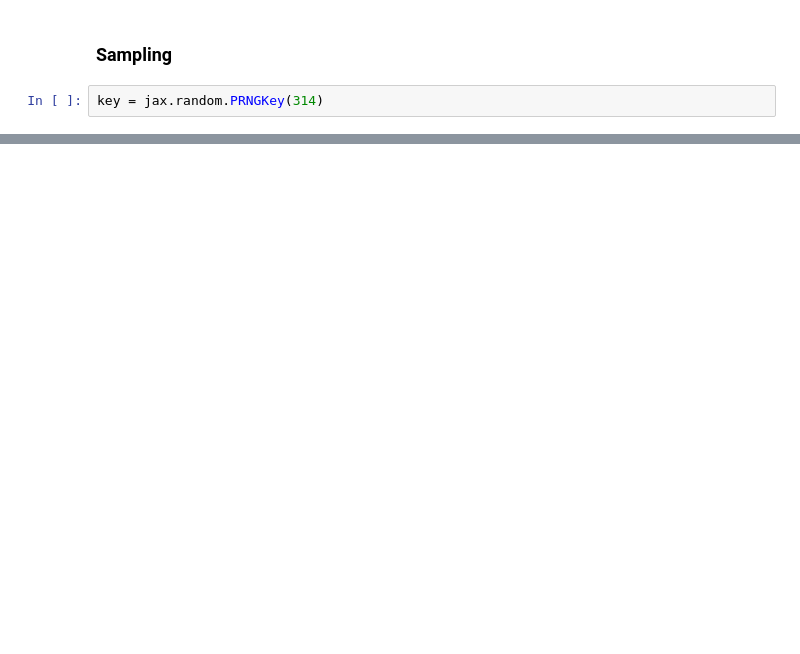
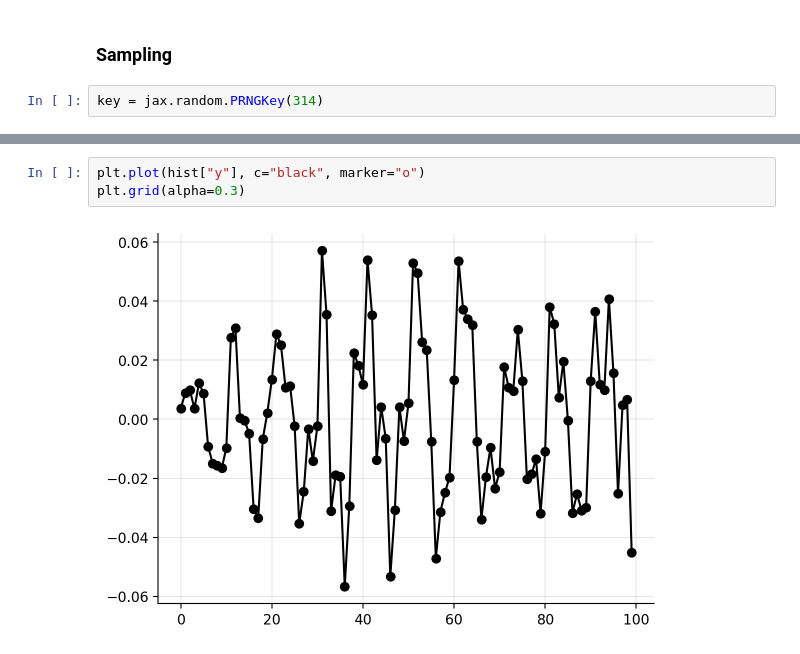
Before and after one commit to gerdm/misc, a Jupyter notebook: 2024-10/arma-ssm.ipynb, the cells around one changed output, grey strips where cells are left out. Drawn from its saved outputs; the diff is of its cells as text; blank space fills up the shorter version.

```diff
--- a/2024-10/arma-ssm.ipynb
+++ b/2024-10/arma-ssm.ipynb
@@ -110,0 +210,5 @@ plt.plot(hist["y"])
+# %%
+plt.plot(hist["y"], c="black", marker="o")
+plt.grid(alpha=0.3)
+# %% [output]
+[figure, added]
```
Also changed, not shown: parts of 29 cells of this notebook.
